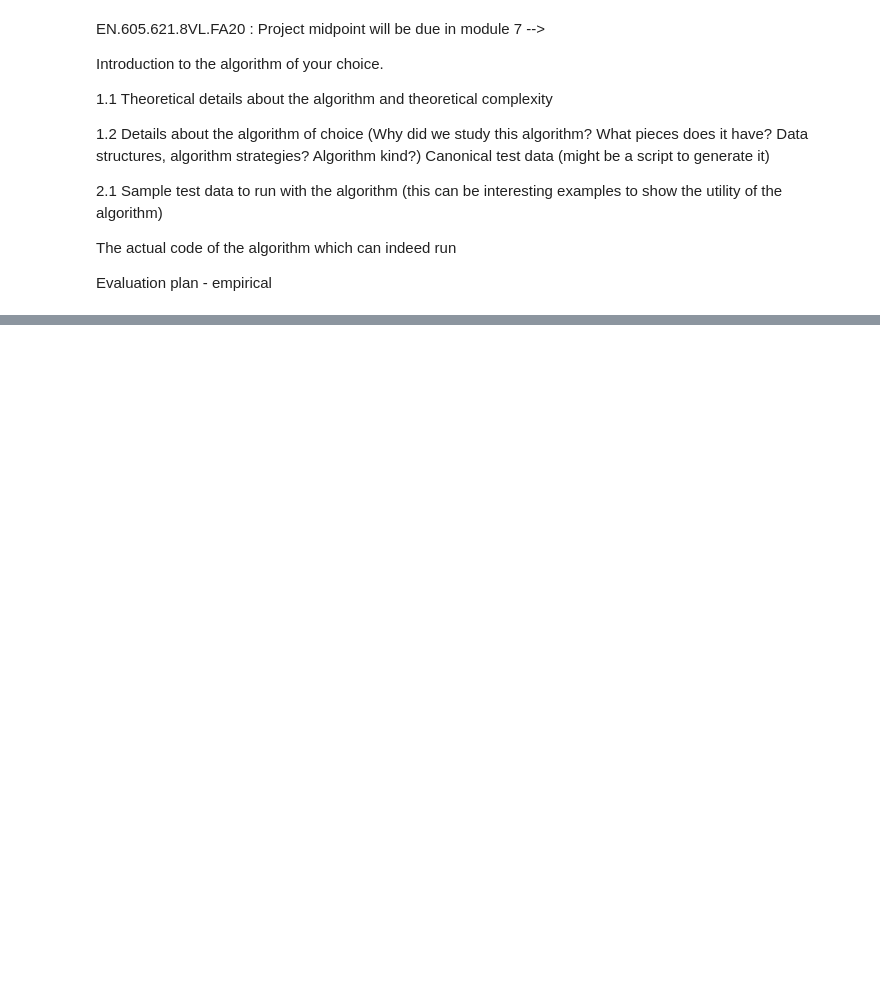
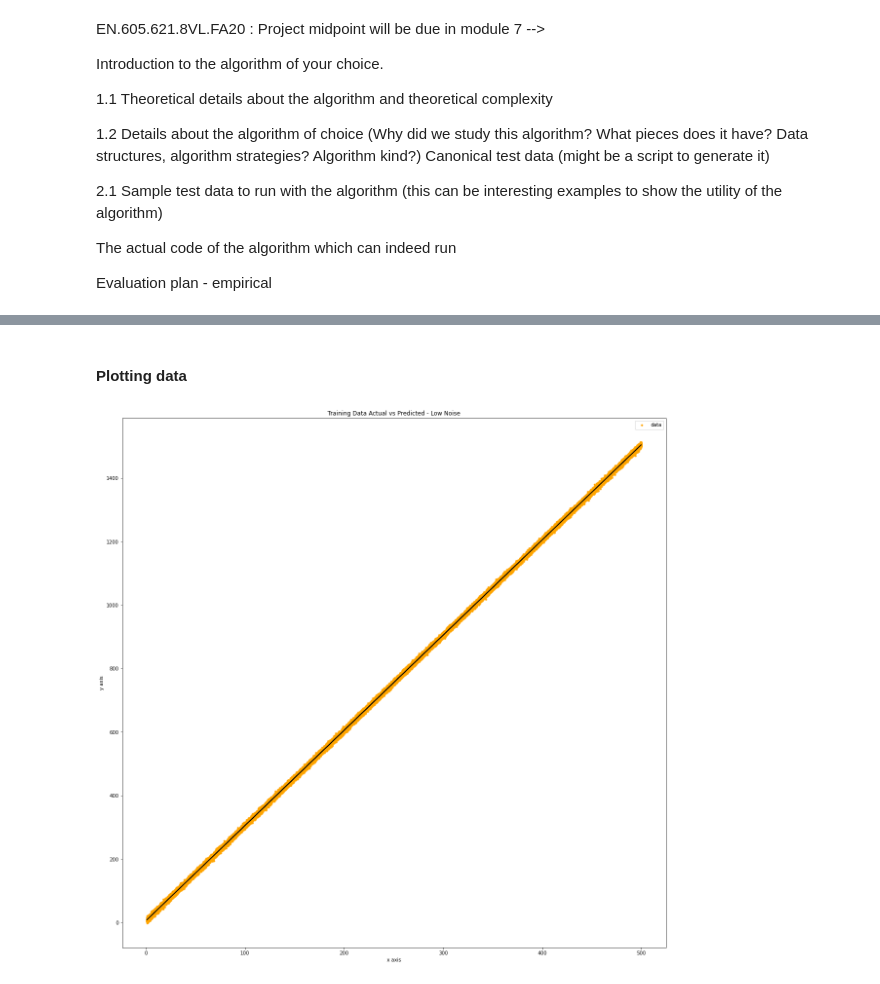
Before and after one commit to skasim/linear-regression, a Jupyter notebook: Kasim-ProjectMidPoint.ipynb, the cells around one changed output, grey strips where cells are left out. Cells and saved outputs as stored; diff of their text form; code cells hidden in the pictures; blank space fills up the shorter version.

Commit message:
added loads of algorithm details

```diff
--- a/Kasim-ProjectMidPoint.ipynb
+++ b/Kasim-ProjectMidPoint.ipynb
@@ -200,0 +187,21 @@ plt.show()
+# %%
+# generate test files of the following sizes
+array_size = [10,100,1000,10000,100000]
+display(Markdown('**Generating canonical files:**'))
+generate_canonical_test_files(array_size, noise=2, stop=500, b1=3, b0=5)
+
+# read the following file and load data in memory
+filename = 'data_100000'
+data = read_data_file(filename)
+X, y = parse_data_dict(data)
+display(Markdown('*Loaded file: %s*' % filename))
+X_train, X_test, y_train, y_test = train_test_split(X, y, test_size=0.20, random_state=42)
+b1, b0 = ordinary_least_squares(X_train, y_train, N_train)
+display(Markdown('**Analysis:** '))
+display(Markdown('$y=%s+%sX$' %(b0,b1)))
+y_pred_train = calculate_y_pred(X_train, b0, b1, N_train)
+y_pred_test = calculate_y_pred(X_test, b0, b1, N_test)
+rmse = calculate_rmse(X_train, y_train, y_pred_train, N_train)
+display(Markdown('$RMSE$: %s' % rmse))
+r2 = calculate_r_squared(X_train, y_train, b0, b1, y_pred_train, np.mean(y_train), N_train)
+display(Markdown('$R^2$: %s' % r2))
@@ -200,0 +220,22 @@ plt.show()
+# %% [markdown]
+#### Plotting data
+# %%
+# plot of training data with low noise
+# increase size of plot
+plt.figure(figsize=(20,20))
+# plotting points
+plt.scatter(X_train, y_train, label='data', color='orange', s=10)
+# plotting predicted line
+plt.plot(X_train, y_pred_train, color='black')
+# add x-label
+plt.xlabel('x axis')
+# add y-label
+plt.ylabel('y axis')
+# plot title
+plt.title('Training Data Actual vs Predicted - Low Noise')
+# show legend
+plt.legend()
+#show graph
+plt.show()
+# %% [output]
+[figure, added]
```
Also changed, not shown: parts of 59 cells of this notebook, 5 other files.
